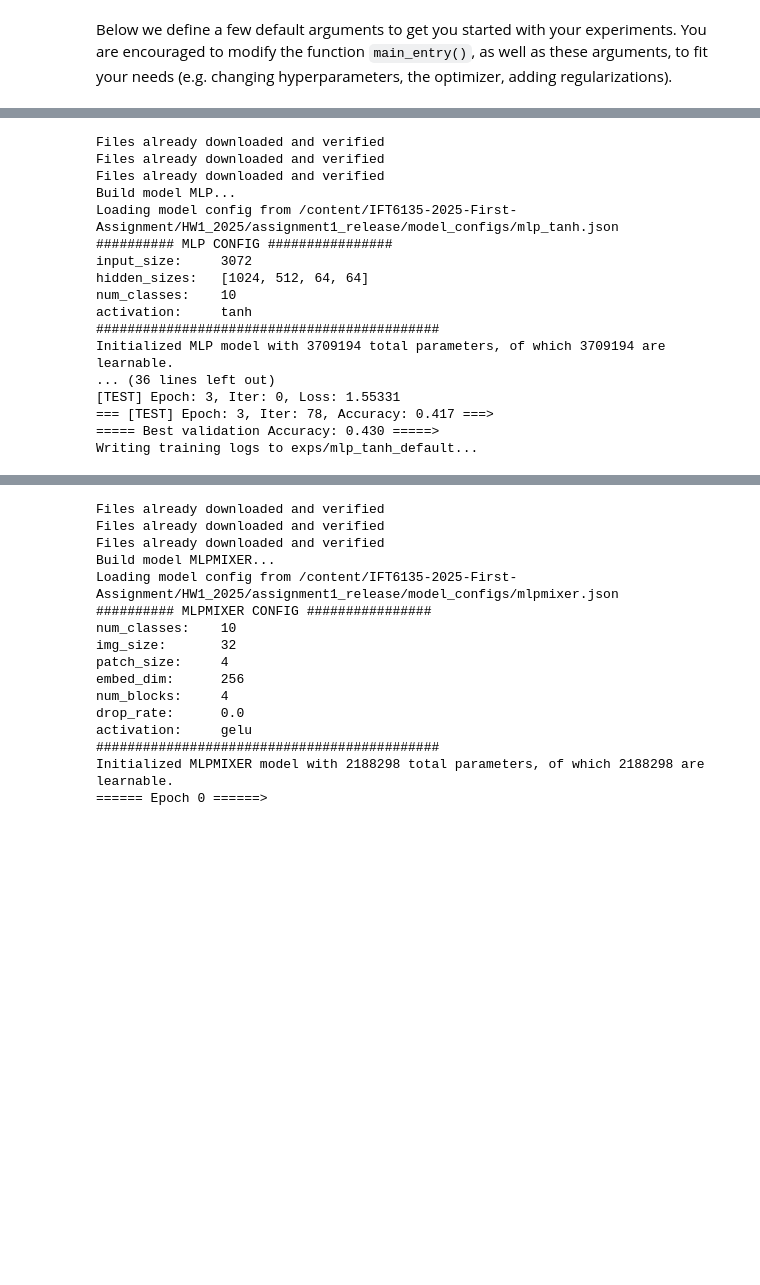
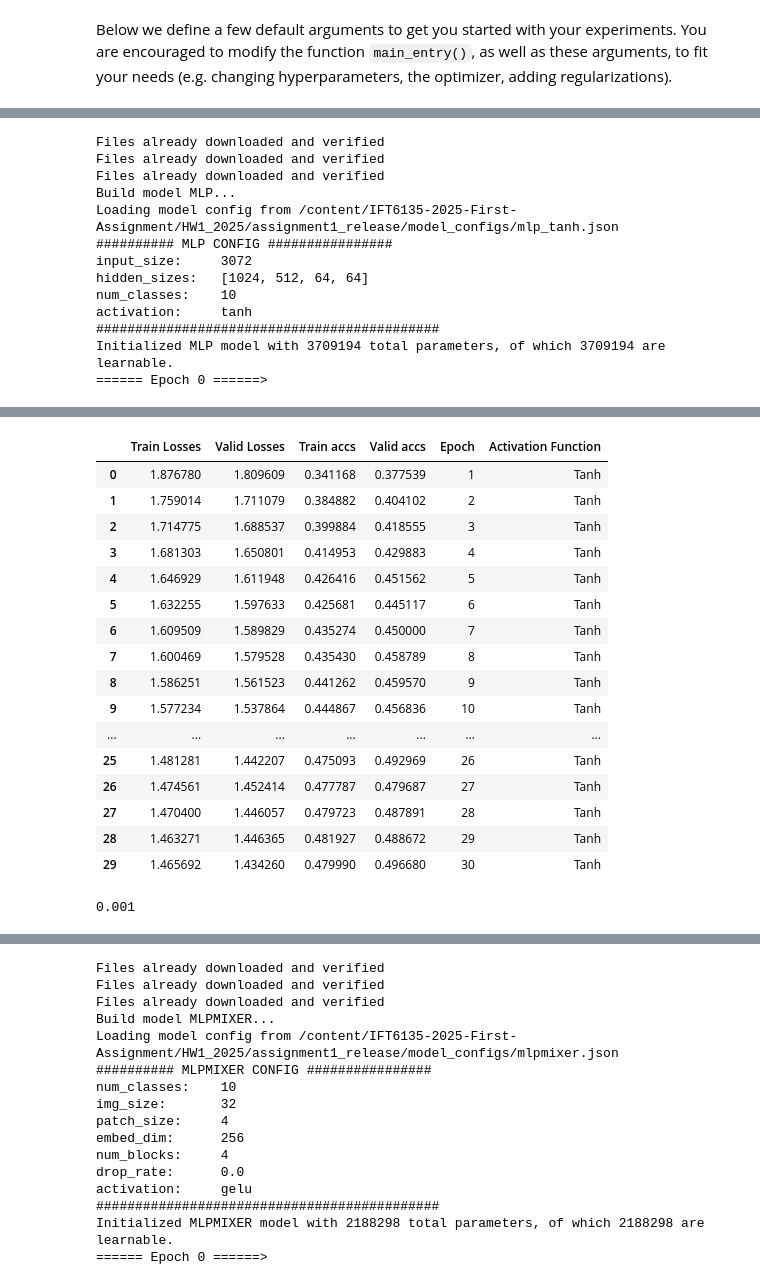
Before and after one commit to rasoulpanahi/IFT6135-2025-First-Assignment, a Jupyter notebook: HW1_2025/assignment1_release/main.ipynb, the cells around one changed output, grey strips where cells are left out. Cells and saved outputs as stored; diff of their text form; code cells hidden in the pictures; blank space fills up the shorter version.

```diff
--- a/HW1_2025/assignment1_release/main.ipynb
+++ b/HW1_2025/assignment1_release/main.ipynb
@@ -281,8 +388,12 @@ def main_entry(args):
 # Example to run MLP with 15 epochs
 config = Arguments(model='mlp',
                    model_config='/content/IFT6135-2025-First-Assignment/HW1_2025/assignment1_release/model_configs/mlp_tanh.json',
-                   epochs=4, logdir="exps/mlp_tanh_default")
-main_entry(config)
+                   epochs= 30, logdir="exps/mlp_tanh_default")
+train_losses, valid_losses, train_accs, valid_accs = main_entry(config)
+
+df = pd.DataFrame({'Train Losses': train_losses, 'Valid Losses': valid_losses, 'Train accs': train_accs, 'Valid accs': valid_accs}).assign(Epoch=range(1, len(train_losses) + 1))
+df['Activation Function'] = 'Tanh'
+df
 # %% [output]
 Files already downloaded and verified
 Files already downloaded and verified
@@ -296,8 +407,4 @@ num_classes:    10
 activation:     tanh
 ############################################
 Initialized MLP model with 3709194 total parameters, of which 3709194 are learnable.
-... (36 lines left out)
-[TEST] Epoch: 3, Iter: 0, Loss: 1.55331
-=== [TEST] Epoch: 3, Iter: 78, Accuracy: 0.417 ===>
-===== Best validation Accuracy: 0.430 =====>
-Writing training logs to exps/mlp_tanh_default...
+====== Epoch 0 ======>
@@ -303,0 +428,17 @@ Writing training logs to exps/mlp_tanh_default...
+|  | Train Losses | Valid Losses | Train accs | Valid accs | Epoch | Activation Function |
+| 0 | 1.876780 | 1.809609 | 0.341168 | 0.377539 | 1 | Tanh |
+| 1 | 1.759014 | 1.711079 | 0.384882 | 0.404102 | 2 | Tanh |
+| 2 | 1.714775 | 1.688537 | 0.399884 | 0.418555 | 3 | Tanh |
+| 3 | 1.681303 | 1.650801 | 0.414953 | 0.429883 | 4 | Tanh |
+| 4 | 1.646929 | 1.611948 | 0.426416 | 0.451562 | 5 | Tanh |
+| 5 | 1.632255 | 1.597633 | 0.425681 | 0.445117 | 6 | Tanh |
+| 6 | 1.609509 | 1.589829 | 0.435274 | 0.450000 | 7 | Tanh |
+| 7 | 1.600469 | 1.579528 | 0.435430 | 0.458789 | 8 | Tanh |
+| 8 | 1.586251 | 1.561523 | 0.441262 | 0.459570 | 9 | Tanh |
+| 9 | 1.577234 | 1.537864 | 0.444867 | 0.456836 | 10 | Tanh |
+| ... | ... | ... | ... | ... | ... | ... |
+| 25 | 1.481281 | 1.442207 | 0.475093 | 0.492969 | 26 | Tanh |
+| 26 | 1.474561 | 1.452414 | 0.477787 | 0.479687 | 27 | Tanh |
+| 27 | 1.470400 | 1.446057 | 0.479723 | 0.487891 | 28 | Tanh |
+| 28 | 1.463271 | 1.446365 | 0.481927 | 0.488672 | 29 | Tanh |
+| 29 | 1.465692 | 1.434260 | 0.479990 | 0.496680 | 30 | Tanh |
@@ -304,2 +449,6 @@ Writing training logs to exps/mlp_tanh_default...
+# %%
+1e-3
+# %% [output]
+0.001
 # %%
 # Example to run MLP with 15 epochs
```
Also changed, not shown: parts of 14 cells of this notebook.
